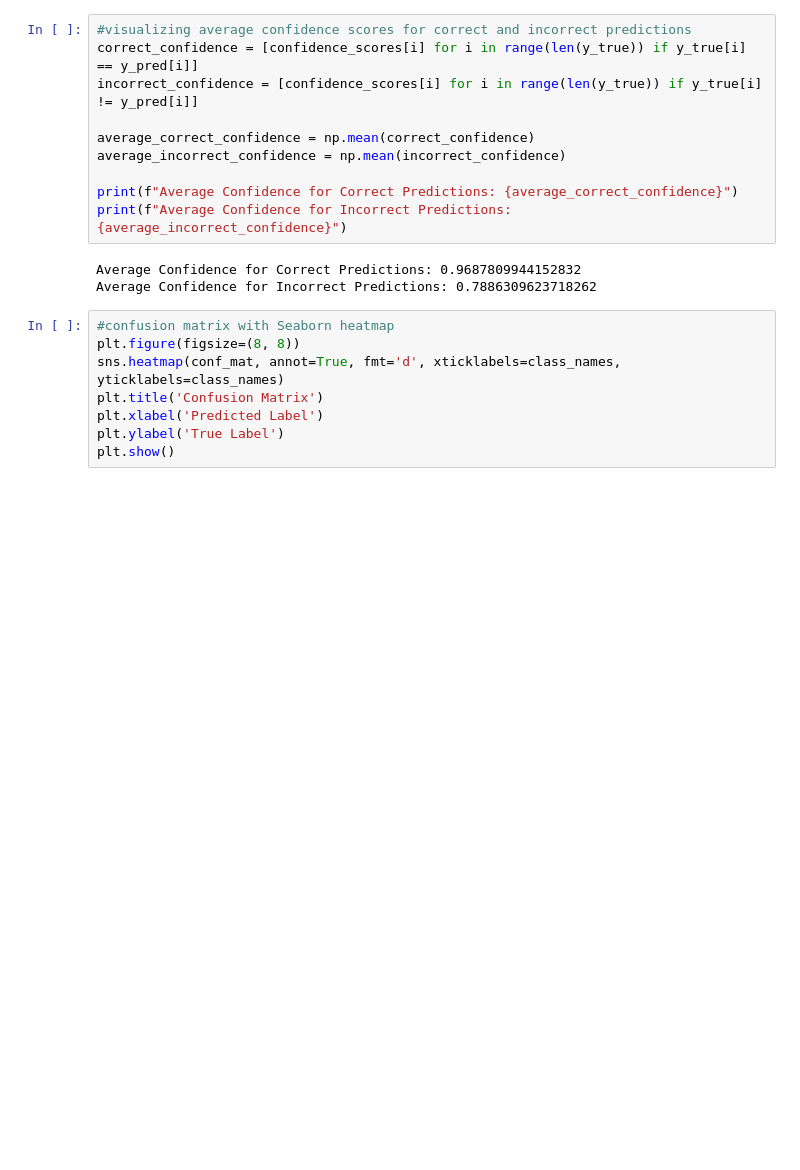
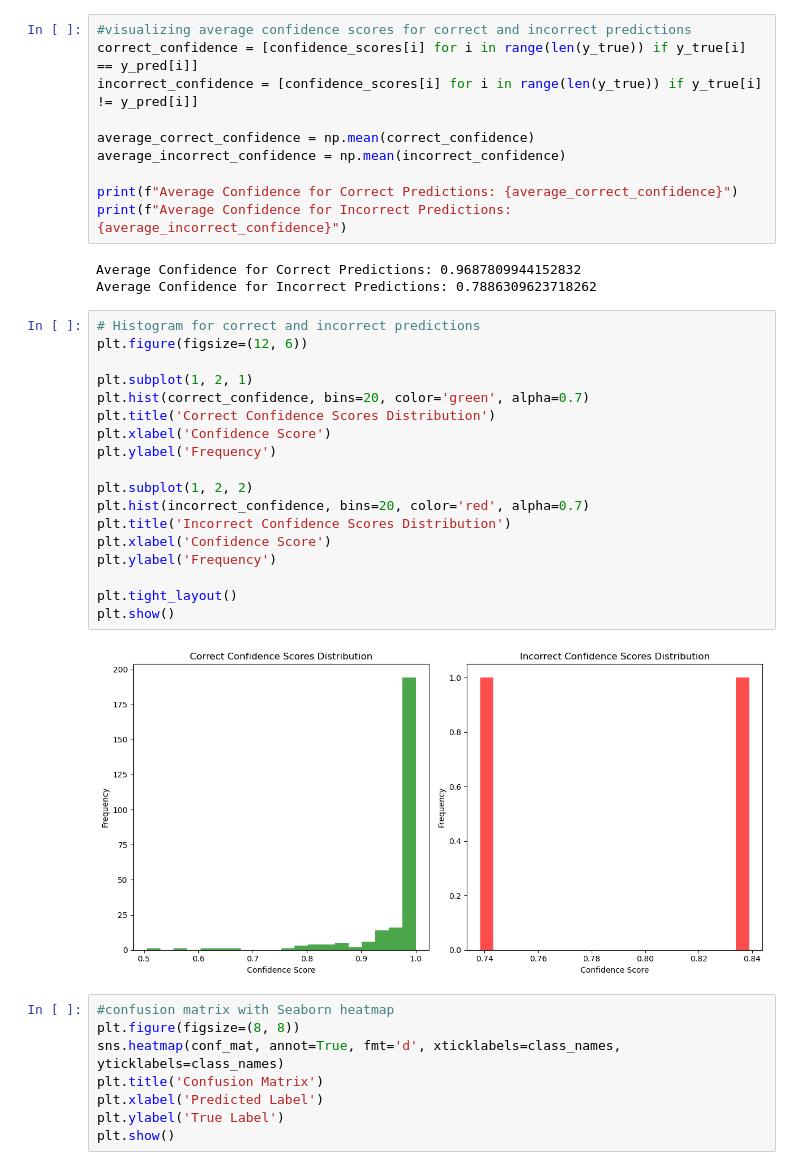
Before and after one commit to aashutoshlekhak/Plant-Disease-Classification-Using-CNN, a Jupyter notebook: training/training 1 cm matrix added.ipynb, the cells around one changed output. Drawn from its saved outputs; the diff is of its cells as text; blank space fills up the shorter version.

Commit message:
added histograph for confidence score

```diff
--- a/training/training 1 cm matrix added.ipynb
+++ b/training/training 1 cm matrix added.ipynb
@@ -262,6 +262,26 @@ print(f"Average Confidence for Incorrect Predictions: {average_incorrect_confide
 # %% [output]
 Average Confidence for Correct Predictions: 0.9687809944152832
 Average Confidence for Incorrect Predictions: 0.7886309623718262
+# %%
+# Histogram for correct and incorrect predictions
+plt.figure(figsize=(12, 6))
+
+plt.subplot(1, 2, 1)
+plt.hist(correct_confidence, bins=20, color='green', alpha=0.7)
+plt.title('Correct Confidence Scores Distribution')
+plt.xlabel('Confidence Score')
+plt.ylabel('Frequency')
+
+plt.subplot(1, 2, 2)
+plt.hist(incorrect_confidence, bins=20, color='red', alpha=0.7)
+plt.title('Incorrect Confidence Scores Distribution')
+plt.xlabel('Confidence Score')
+plt.ylabel('Frequency')
+
+plt.tight_layout()
+plt.show()
+# %% [output]
+[figure, added]
 # %%
 #confusion matrix with Seaborn heatmap
 plt.figure(figsize=(8, 8))
```
